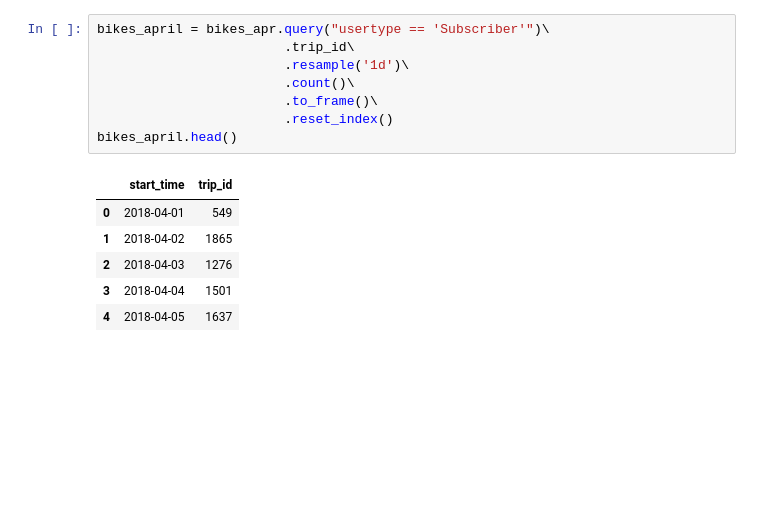
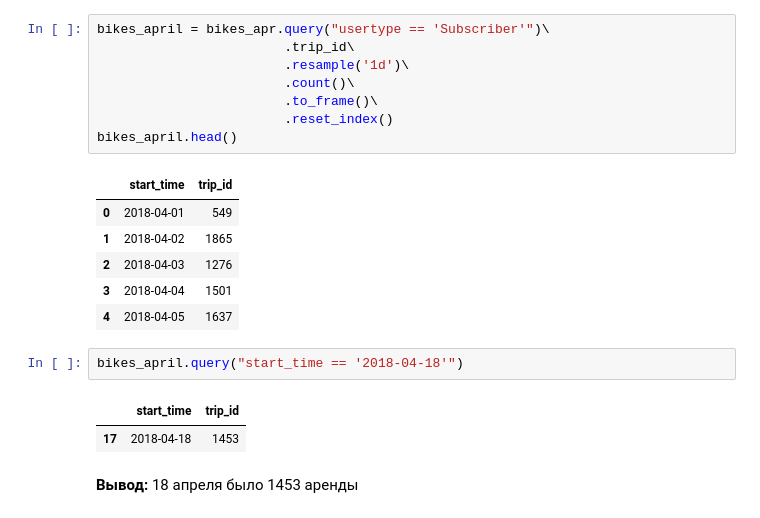
Before and after one commit to MadinaTim/data_analysis_KC_python, a Jupyter notebook: bikes.ipynb, the cells around one changed output. Drawn from its saved outputs; the diff is of its cells as text; blank space fills up the shorter version.

```diff
--- a/bikes.ipynb
+++ b/bikes.ipynb
@@ -140,3 +140,10 @@ bikes_april.head()
 | 2 | 2018-04-03 | 1276 |
 | 3 | 2018-04-04 | 1501 |
 | 4 | 2018-04-05 | 1637 |
+# %%
+bikes_april.query("start_time == '2018-04-18'")
+# %% [output]
+|  | start_time | trip_id |
+| 17 | 2018-04-18 | 1453 |
+# %% [markdown]
+**Вывод:** 18 апреля было 1453 аренды
```
Also changed, not shown: parts of 13 cells of this notebook.
